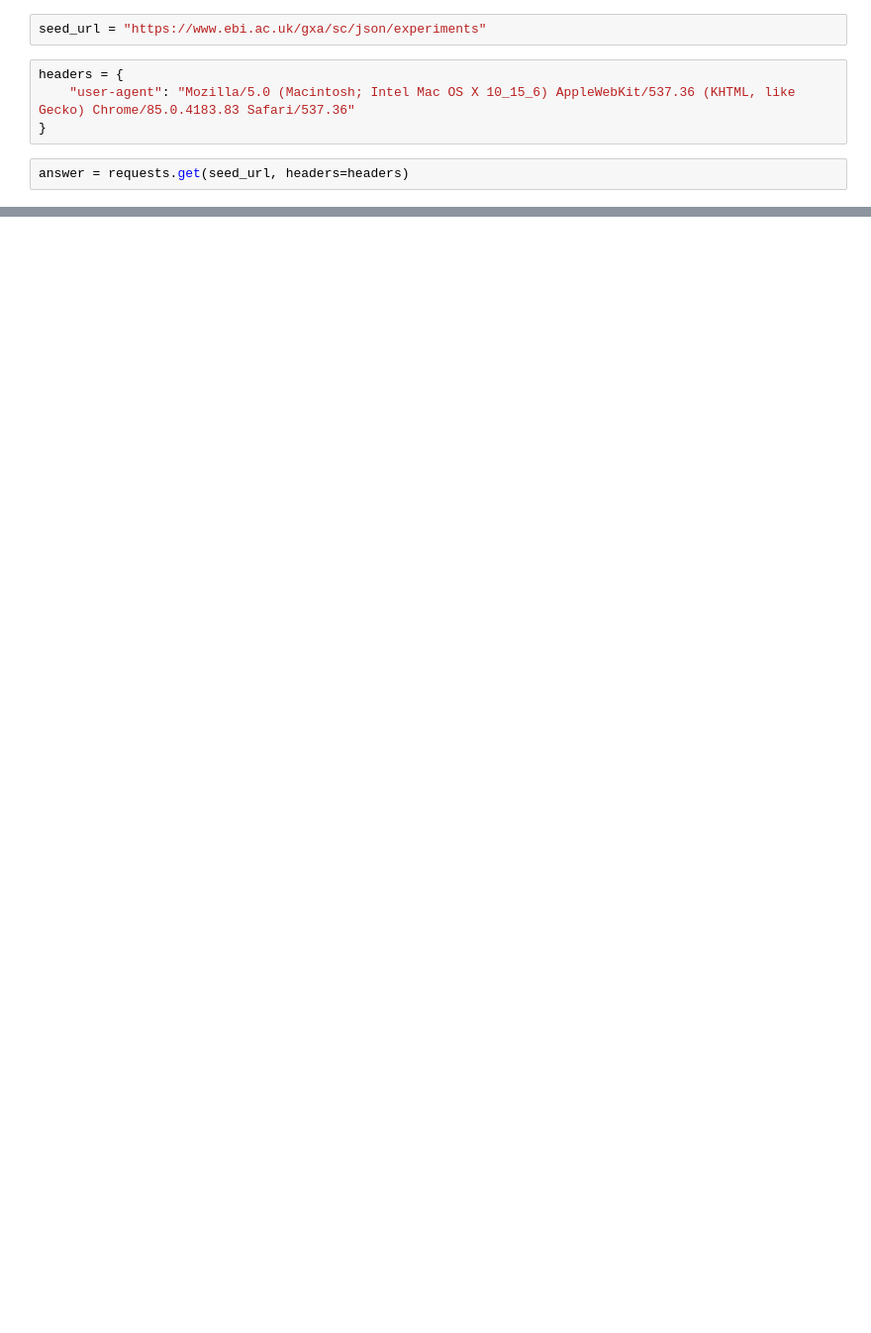
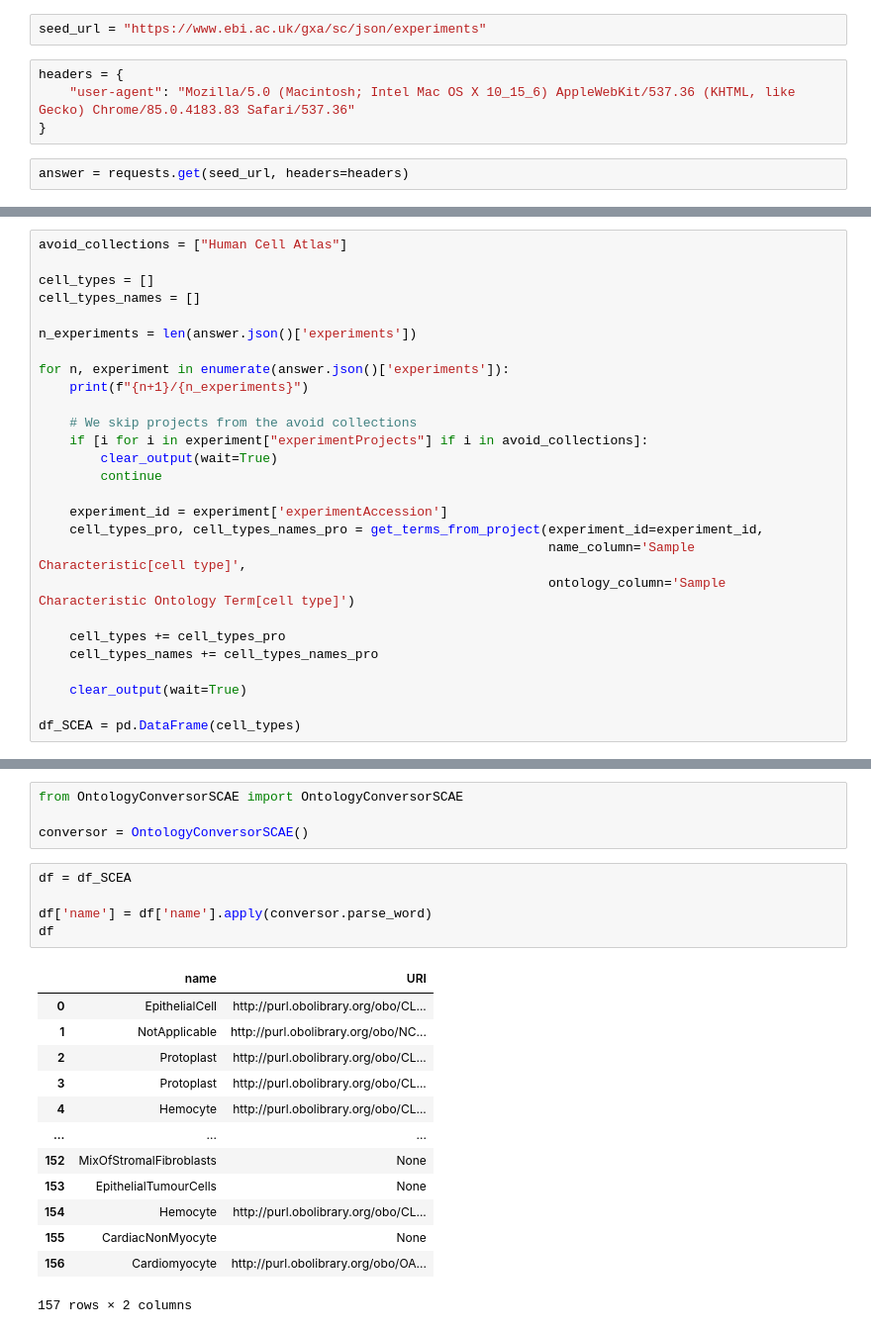
Before and after one commit to edusalcas/single-cell, a Jupyter notebook: SingleCell-PyProject/Standard_Cell_Types.ipynb, the cells around one changed output, grey strips where cells are left out. Shown at 99% size. Drawn from its saved outputs; the diff is of its cells as text; blank space fills up the shorter version.

```diff
--- a/SingleCell-PyProject/Standard_Cell_Types.ipynb
+++ b/SingleCell-PyProject/Standard_Cell_Types.ipynb
@@ -226,0 +70,27 @@ df_ct.to_excel('../SingleCell-Files/cell_types.xlsx', index=False)
+# %%
+avoid_collections = ["Human Cell Atlas"]
+
+cell_types = []
+cell_types_names = []
+
+n_experiments = len(answer.json()['experiments'])
+
+for n, experiment in enumerate(answer.json()['experiments']):
+    print(f"{n+1}/{n_experiments}")
+
+    # We skip projects from the avoid collections
+    if [i for i in experiment["experimentProjects"] if i in avoid_collections]:
+        clear_output(wait=True)
+        continue
+
+    experiment_id = experiment['experimentAccession']
+    cell_types_pro, cell_types_names_pro = get_terms_from_project(experiment_id=experiment_id,
+                                                                  name_column='Sample Characteristic[cell type]',
+                                                                  ontology_column='Sample Characteristic Ontology Term[cell type]')
+
+    cell_types += cell_types_pro
+    cell_types_names += cell_types_names_pro
+
+    clear_output(wait=True)
+
+df_SCEA = pd.DataFrame(cell_types)
@@ -226,0 +142,23 @@ df_ct.to_excel('../SingleCell-Files/cell_types.xlsx', index=False)
+# %%
+from OntologyConversorSCAE import OntologyConversorSCAE
+
+conversor = OntologyConversorSCAE()
+# %%
+df = df_SCEA
+
+df['name'] = df['name'].apply(conversor.parse_word)
+df
+# %% [output]
+|  | name | URI |
+| 0 | EpithelialCell | http://purl.obolibrary.org/obo/CL... |
+| 1 | NotApplicable | http://purl.obolibrary.org/obo/NC... |
+| 2 | Protoplast | http://purl.obolibrary.org/obo/CL... |
+| 3 | Protoplast | http://purl.obolibrary.org/obo/CL... |
+| 4 | Hemocyte | http://purl.obolibrary.org/obo/CL... |
+| ... | ... | ... |
+| 152 | MixOfStromalFibroblasts | None |
+| 153 | EpithelialTumourCells | None |
+| 154 | Hemocyte | http://purl.obolibrary.org/obo/CL... |
+| 155 | CardiacNonMyocyte | None |
+| 156 | Cardiomyocyte | http://purl.obolibrary.org/obo/OA... |
+157 rows × 2 columns
```
Also changed, not shown: parts of 40 cells of this notebook, 20 other files.
